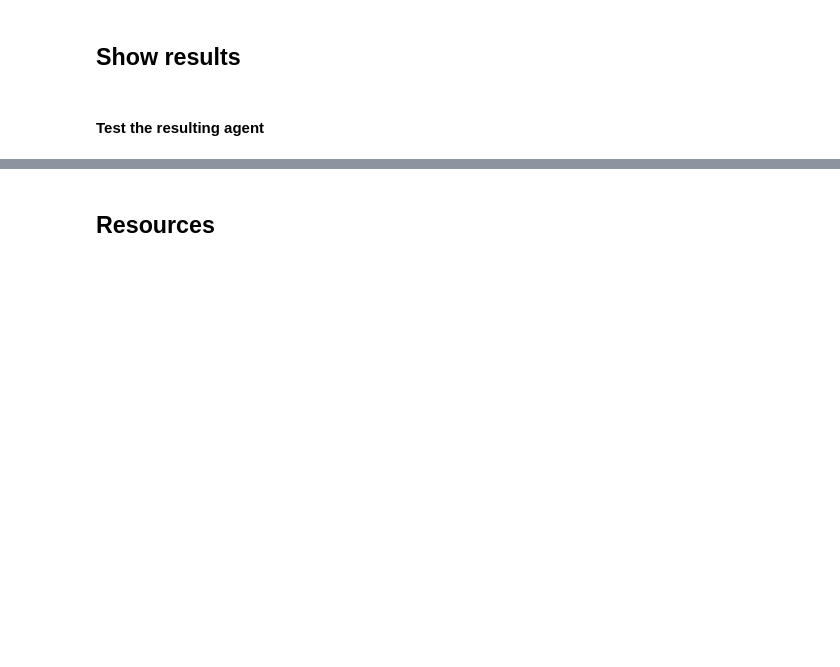
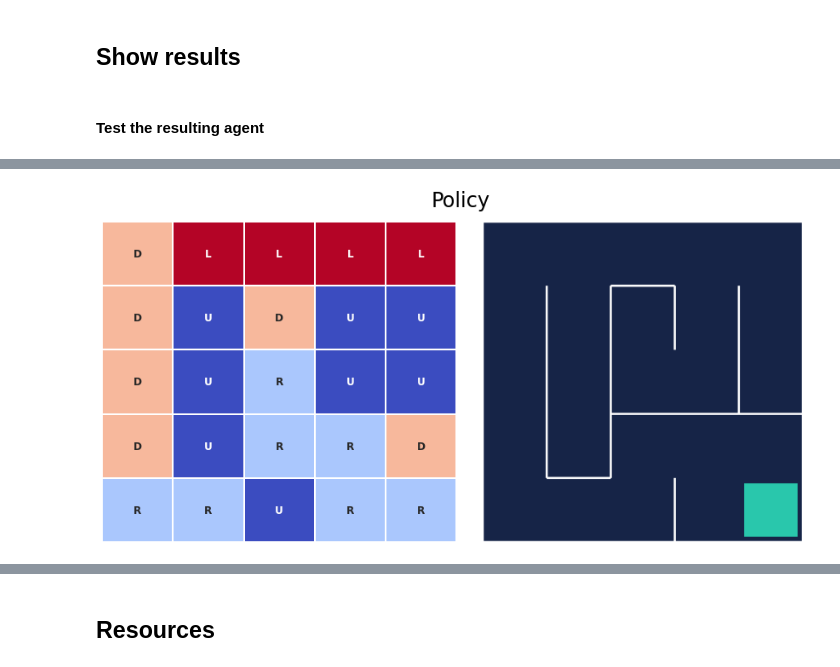
Before and after one commit to ncostamagna/Artificial-Intelligence, a Jupyter notebook: 2022-03-Reinforcement-learning/beginner_master_rl/Section_3_policy_iteration.ipynb, the cells around one changed output, grey strips where cells are left out. Drawn from its saved outputs; the diff is of its cells as text; code cells hidden in the pictures; blank space fills up the shorter version.

Commit message:
policy

```diff
--- a/2022-03-Reinforcement-learning/beginner_master_rl/Section_3_policy_iteration.ipynb
+++ b/2022-03-Reinforcement-learning/beginner_master_rl/Section_3_policy_iteration.ipynb
@@ -127,0 +205,4 @@ plot_values(state_values, frame)
+# %%
+plot_policy(policy_probs, frame)
+# %% [output]
+[figure, added]
```
Also changed, not shown: parts of 13 cells of this notebook, 2 other files.
